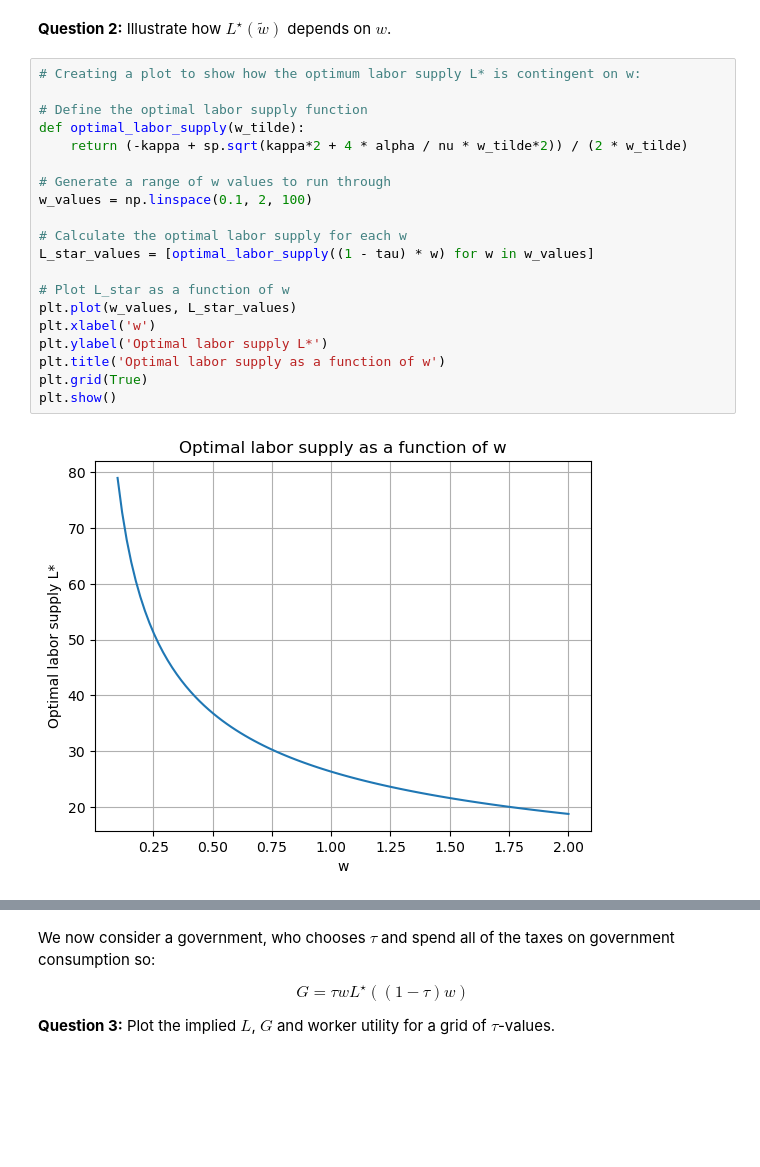
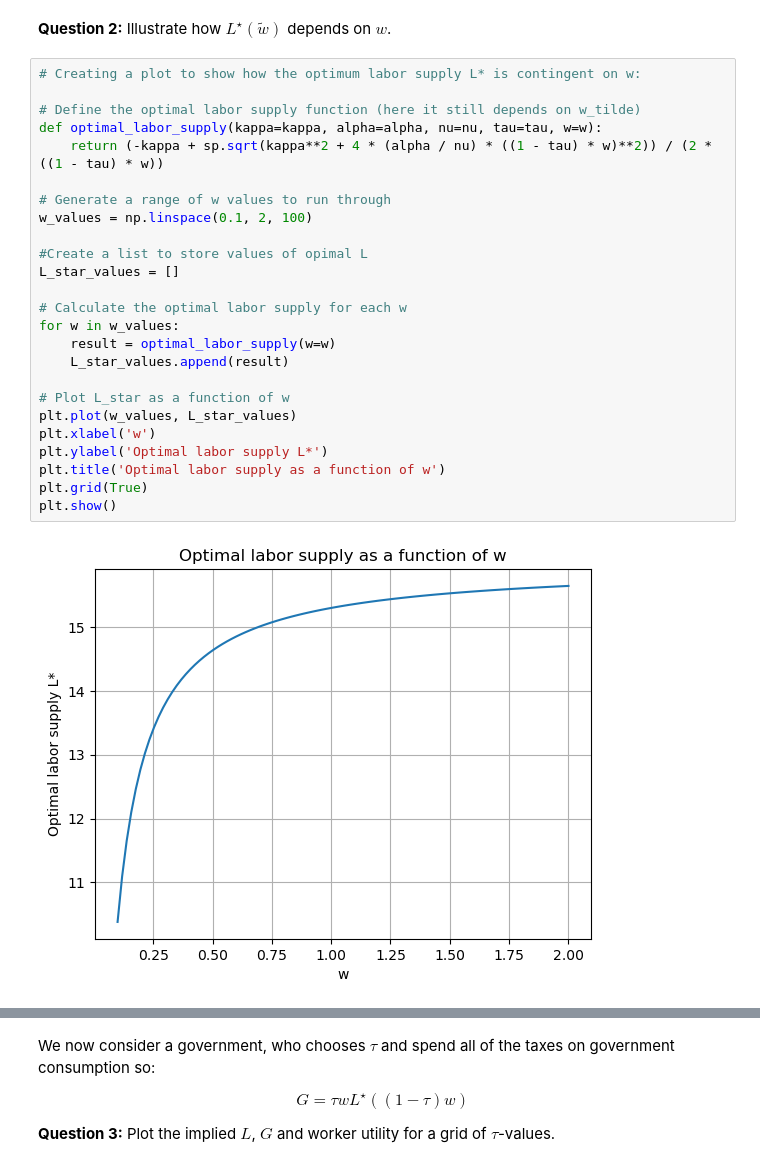
Before and after one commit to NumEconCopenhagen/projects-2023-shashi-buhle, a Jupyter notebook: Exam-2023/Exam-2023-notebook.ipynb, the cells around one changed output, grey strips where cells are left out. Saved outputs shown, nothing was run; the diff lists cells and outputs as text; blank space fills up the shorter version.

```diff
--- a/Exam-2023/Exam-2023-notebook.ipynb
+++ b/Exam-2023/Exam-2023-notebook.ipynb
@@ -134,23 +114,28 @@ Are the results equal? True
 # %%
 # Creating a plot to show how the optimum labor supply L* is contingent on w:
 
-# Define the optimal labor supply function
-def optimal_labor_supply(w_tilde):
-    return (-kappa + sp.sqrt(kappa*2 + 4 * alpha / nu * w_tilde*2)) / (2 * w_tilde)
+# Define the optimal labor supply function (here it still depends on w_tilde)
+def optimal_labor_supply(kappa=kappa, alpha=alpha, nu=nu, tau=tau, w=w):
+    return (-kappa + sp.sqrt(kappa**2 + 4 * (alpha / nu) * ((1 - tau) * w)**2)) / (2 * ((1 - tau) * w))
 
 # Generate a range of w values to run through
 w_values = np.linspace(0.1, 2, 100)
 
+#Create a list to store values of opimal L
+L_star_values = []
+
 # Calculate the optimal labor supply for each w
-L_star_values = [optimal_labor_supply((1 - tau) * w) for w in w_values]
+for w in w_values:
+    result = optimal_labor_supply(w=w)
+    L_star_values.append(result)
 
 # Plot L_star as a function of w
 plt.plot(w_values, L_star_values)
 plt.xlabel('w')
 plt.ylabel('Optimal labor supply L*')
 plt.title('Optimal labor supply as a function of w')
 plt.grid(True)
 plt.show()
 # %% [output]
-[figure, old version]
+[figure, new version]
 # %% [markdown]
```
Also changed, not shown: parts of 15 cells of this notebook.
